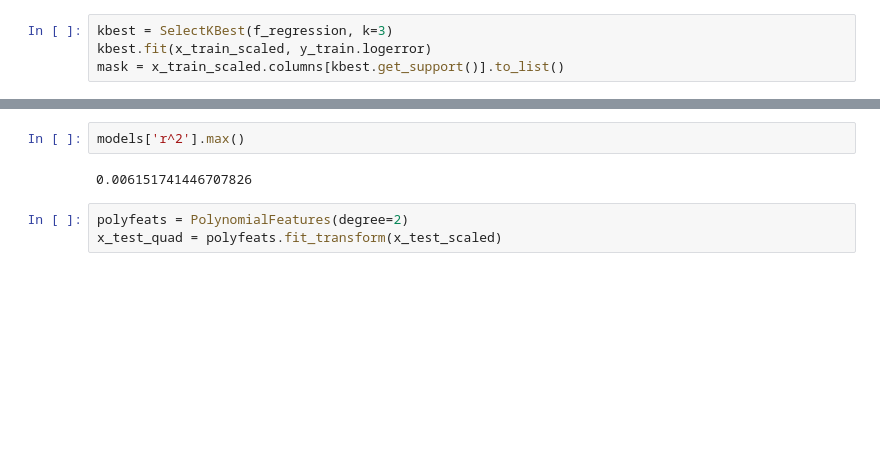
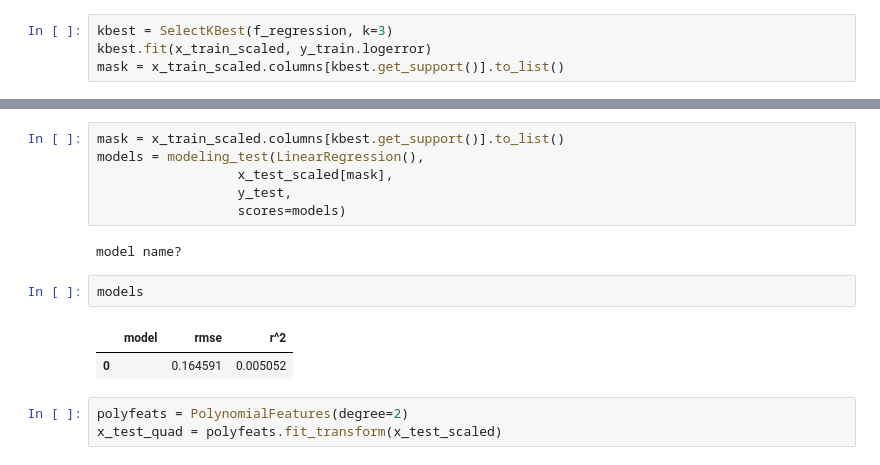
Before and after one commit to QinzhiChen/Project---Clustering, a Jupyter notebook: modelv2.ipynb, the cells around one changed output, grey strips where cells are left out. Saved outputs shown, nothing was run; the diff lists cells and outputs as text; blank space fills up the shorter version.

```diff
--- a/modelv2.ipynb
+++ b/modelv2.ipynb
@@ -251,7 +273,16 @@ models
+# %%
+mask = x_train_scaled.columns[kbest.get_support()].to_list()
+models = modeling_test(LinearRegression(),
+                  x_test_scaled[mask],
+                  y_test,
+                  scores=models)
+# %% [output]
+model name?
 # %%
-models['r^2'].max()
+models
 # %% [output]
-0.006151741446707826
+|  | model | rmse | r^2 |
+| 0 |  | 0.164591 | 0.005052 |
 # %%
 polyfeats = PolynomialFeatures(degree=2)
 x_test_quad = polyfeats.fit_transform(x_test_scaled)
```
Also changed, not shown: parts of 31 cells of this notebook, 6 other files.
